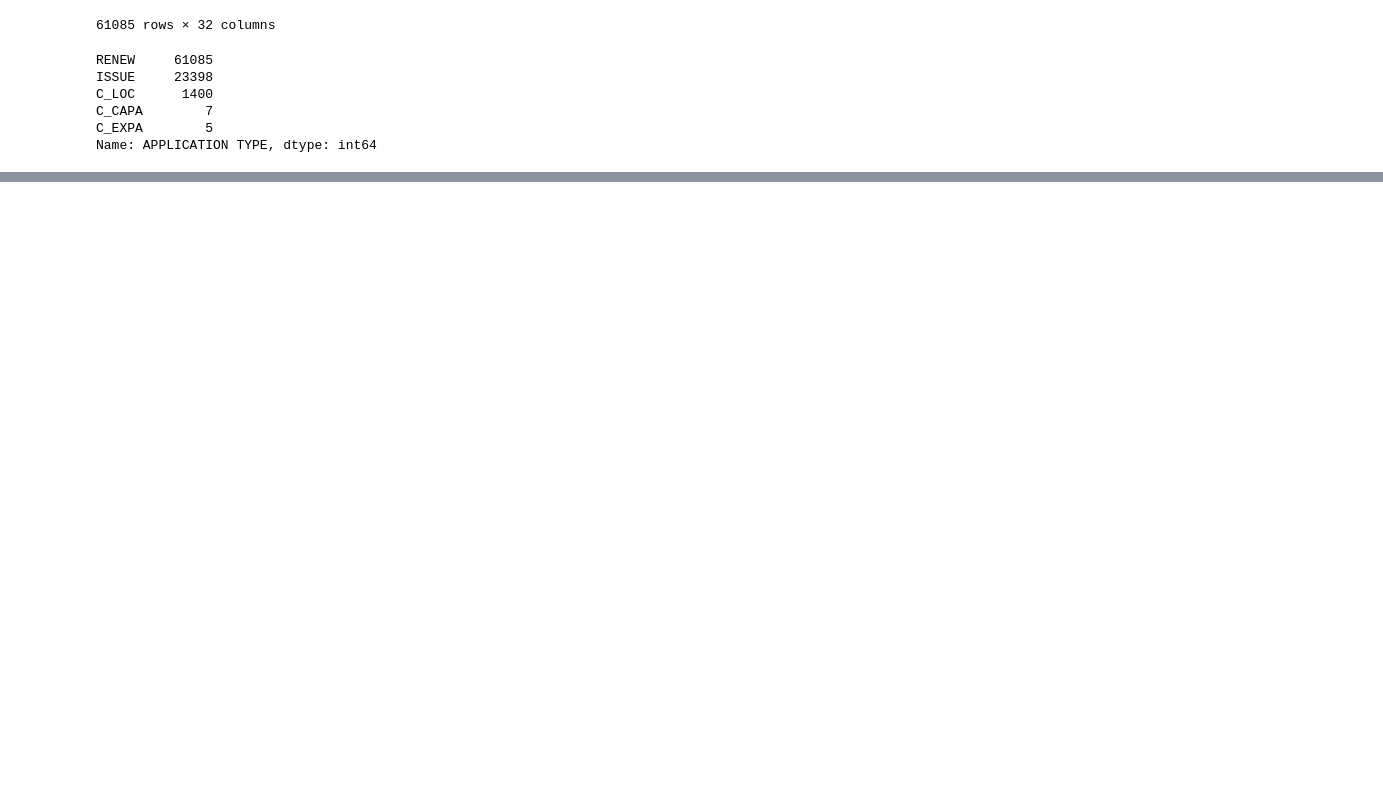
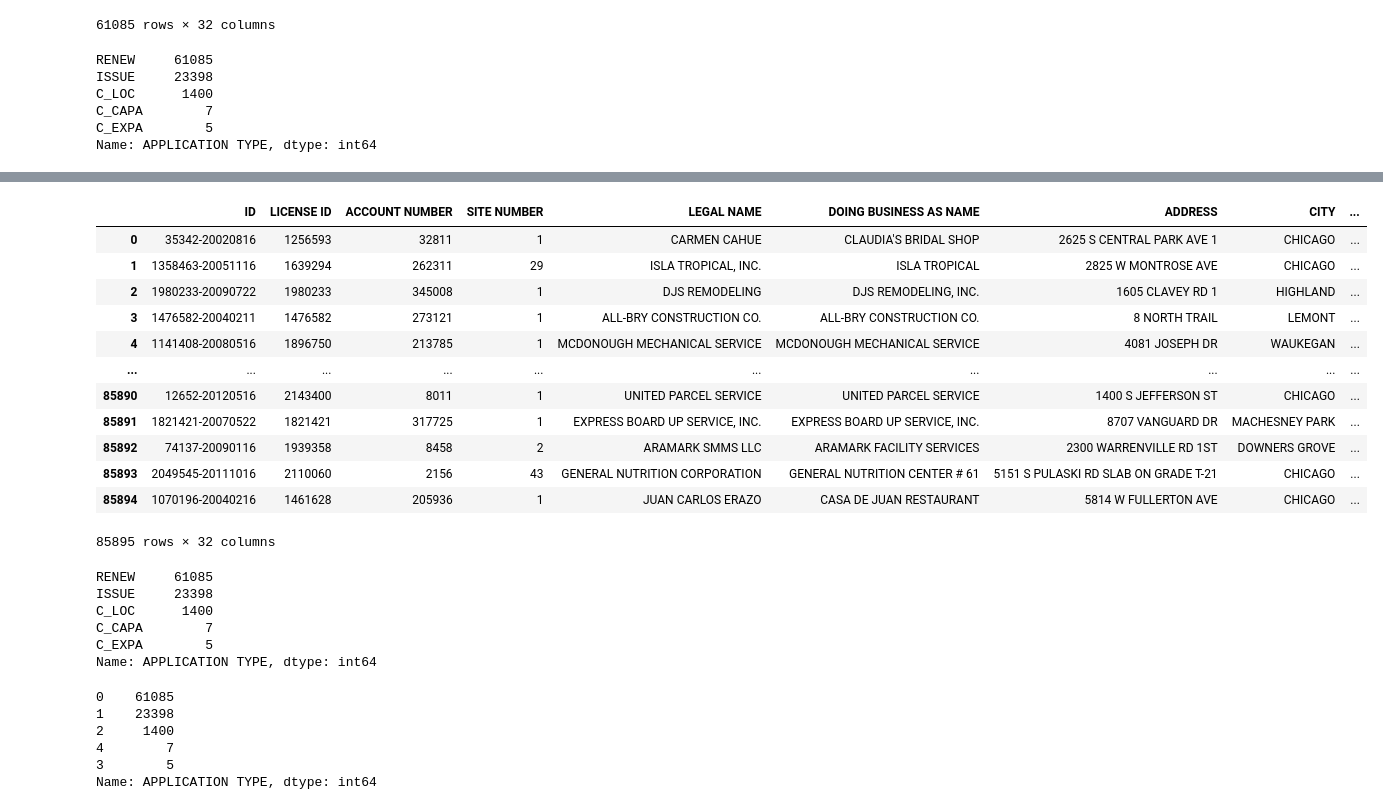
Before and after one commit to VivXwan/PepDSNotes, a Jupyter notebook: Hackathon 1/Hackathon_1.ipynb, the cells around one changed output, grey strips where cells are left out. Saved outputs shown, nothing was run; the diff lists cells and outputs as text; code cells hidden in the pictures; blank space fills up the shorter version.

```diff
--- a/Hackathon 1/Hackathon_1.ipynb
+++ b/Hackathon 1/Hackathon_1.ipynb
@@ -397,0 +466,42 @@ Name: APPLICATION TYPE, dtype: int64
+# %%
+nicht_raw_df['APPLICATION REQUIREMENTS COMPLETE'] = pd.to_datetime(nicht_raw_df['APPLICATION REQUIREMENTS COMPLETE'], dayfirst=True)
+nicht_raw_df['APPLICATION CREATED DATE'] = pd.to_datetime(nicht_raw_df['APPLICATION CREATED DATE'], dayfirst=True)
+nicht_raw_df['LICENSE TERM START DATE'] = pd.to_datetime(nicht_raw_df['LICENSE TERM START DATE'], dayfirst=True)
+nicht_raw_df['LICENSE TERM EXPIRATION DATE'] = pd.to_datetime(nicht_raw_df['LICENSE TERM EXPIRATION DATE'], dayfirst=True)
+nicht_raw_df['LICENSE APPROVED FOR ISSUANCE'] = pd.to_datetime(nicht_raw_df['LICENSE APPROVED FOR ISSUANCE'], dayfirst=True)
+# %%
+nicht_raw_df['LICENSE STATUS CHANGE DATE'] = pd.to_datetime(nicht_raw_df['LICENSE STATUS CHANGE DATE'], dayfirst=True)
+# %%
+nicht_raw_df
+# %% [output]
+|  | ID | LICENSE ID | ACCOUNT NUMBER | SITE NUMBER | LEGAL NAME | DOING BUSINESS AS NAME | ADDRESS | CITY | ... |
+| 0 | 35342-20020816 | 1256593 | 32811 | 1 | CARMEN CAHUE | CLAUDIA'S BRIDAL SHOP | 2625 S CENTRAL PARK AVE 1 | CHICAGO | ... |
+| 1 | 1358463-20051116 | 1639294 | 262311 | 29 | ISLA TROPICAL, INC. | ISLA TROPICAL | 2825 W MONTROSE AVE | CHICAGO | ... |
+| 2 | 1980233-20090722 | 1980233 | 345008 | 1 | DJS REMODELING | DJS REMODELING, INC. | 1605 CLAVEY RD 1 | HIGHLAND | ... |
+| 3 | 1476582-20040211 | 1476582 | 273121 | 1 | ALL-BRY CONSTRUCTION CO. | ALL-BRY CONSTRUCTION CO. | 8 NORTH TRAIL | LEMONT | ... |
+| 4 | 1141408-20080516 | 1896750 | 213785 | 1 | MCDONOUGH MECHANICAL SERVICE | MCDONOUGH MECHANICAL SERVICE | 4081 JOSEPH DR | WAUKEGAN | ... |
+| ... | ... | ... | ... | ... | ... | ... | ... | ... | ... |
+| 85890 | 12652-20120516 | 2143400 | 8011 | 1 | UNITED PARCEL SERVICE | UNITED PARCEL SERVICE | 1400 S JEFFERSON ST | CHICAGO | ... |
+| 85891 | 1821421-20070522 | 1821421 | 317725 | 1 | EXPRESS BOARD UP SERVICE, INC. | EXPRESS BOARD UP SERVICE, INC. | 8707 VANGUARD DR | MACHESNEY PARK | ... |
+| 85892 | 74137-20090116 | 1939358 | 8458 | 2 | ARAMARK SMMS LLC | ARAMARK FACILITY SERVICES | 2300 WARRENVILLE RD 1ST | DOWNERS GROVE | ... |
+| 85893 | 2049545-20111016 | 2110060 | 2156 | 43 | GENERAL NUTRITION CORPORATION | GENERAL NUTRITION CENTER # 61 | 5151 S PULASKI RD SLAB ON GRADE T-21 | CHICAGO | ... |
+| 85894 | 1070196-20040216 | 1461628 | 205936 | 1 | JUAN CARLOS ERAZO | CASA DE JUAN RESTAURANT | 5814 W FULLERTON AVE | CHICAGO | ... |
+85895 rows × 32 columns
+# %%
+df_train['APPLICATION TYPE'].value_counts()
+# %% [output]
+RENEW     61085
+ISSUE     23398
+C_LOC      1400
+C_CAPA        7
+C_EXPA        5
+Name: APPLICATION TYPE, dtype: int64
+# %%
+nicht_raw_df['APPLICATION TYPE'].value_counts()
+# %% [output]
+0    61085
+1    23398
+2     1400
+4        7
+3        5
+Name: APPLICATION TYPE, dtype: int64
```
Also changed, not shown: parts of 45 cells of this notebook.
